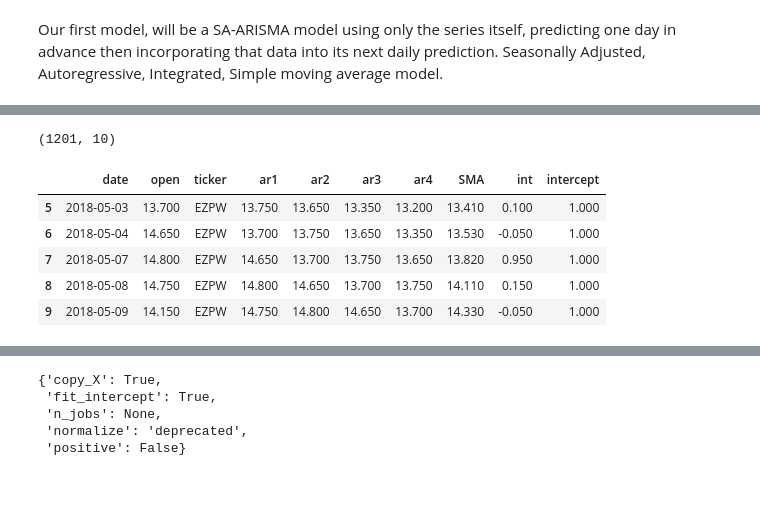
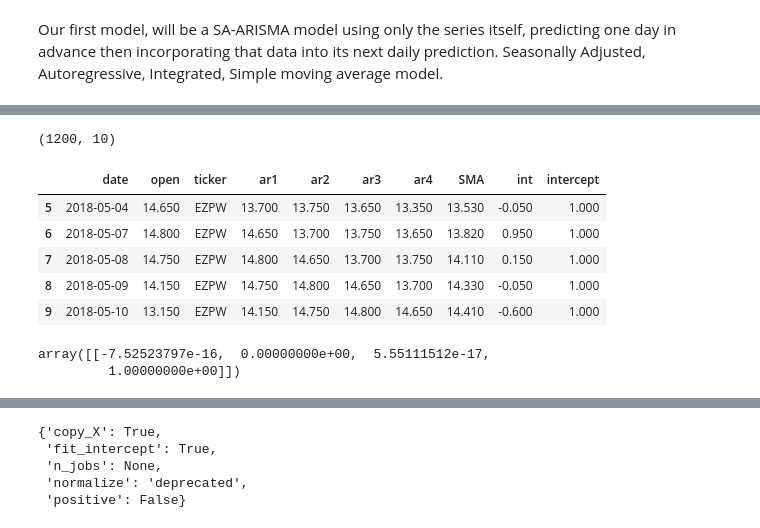
Before and after one commit to apetrano/west-investment-group, a Jupyter notebook: notebooks/datapull.ipynb, the cells around one changed output, grey strips where cells are left out. Drawn from its saved outputs; the diff is of its cells as text; code cells hidden in the pictures; blank space fills up the shorter version.

```diff
--- a/notebooks/datapull.ipynb
+++ b/notebooks/datapull.ipynb
@@ -30,7 +30,7 @@ def get_ticker_data(args):
     client, ticker, date = args
     try:
         response = client.stocks_equities_daily_open_close(symbol=ticker, date=str(date)[0:10])
-        return [response.from_, response.open, response.close, response.high, response.low, ticker]
+        return [pd.to_datetime(response.from_), response.open, response.close, response.high, response.low, ticker]
     except:
         return None
 
@@ -50,6 +50,22 @@ def get_ticker_daily_data_fast(client, ticker="IBM", start="2023-01-01", end="20
     print(f'Ended data pull for {ticker}...')
 
     return pd.DataFrame(data, columns=['date', 'open', 'close', 'high', 'low', 'ticker'])
+
+# Function that takes in two values from the ticker data and plots them
+def createPlot(xvalue, yvalue, xlabel, ylabel, title, xvalue2=np.empty(0), yvalue2=np.empty(0)):
+    fig, ax = plt.subplots()
+    ax.plot(xvalue, yvalue)
+    if xvalue2.size > 0:
+        ax.plot(xvalue2, yvalue2)
+
+    ax.set(xlabel=xlabel, ylabel=ylabel, title=title)
+
+
+    for tick in ax.get_xticklabels():
+        tick.set_rotation(45)
+    ax.grid()
+    fig.tight_layout()
+    plt.show()
 # %%
 # Get data from start_date to end_date for the ticker
 client = RESTClient(auth_key="JeeOjlOPBe5aTiQ_Jb39raRqlam45uAO")
@@ -109,0 +109,2 @@ def createPlot(xvalue, yvalue, xlabel, ylabel, title, xvalue2=np.empty(0), yvalu
+# %%
+stock_data = get_ticker_daily_data_fast(client, ticker="EZPW", start="2018-01-01", end="2023-02-01")
@@ -120,7 +124,7 @@ Our first model, will be a SA-ARISMA model using only the series itself, predict
 # %%
 # Get a sample of our opening prices
 
-ezpw_data_open = ezpw_data[['date', 'open', 'ticker']]
-ezpw_data_open.head()
+stock_data_open = stock_data[['date', 'open', 'ticker']]
+stock_data_open.head()
 # %% [output]
 |  | date | open | ticker |
@@ -132,13 +136,13 @@ ezpw_data_open.head()
 # %%
 # Creating our parameters for our model
 
-ezpw_data_open["ar1"] = ezpw_data_open['open'].shift(1)
-ezpw_data_open["ar2"] = ezpw_data_open['open'].shift(2)
-ezpw_data_open["ar3"] = ezpw_data_open['open'].shift(3)
-ezpw_data_open["ar4"] = ezpw_data_open['open'].shift(4)
-ezpw_data_open["SMA"] = ezpw_data_open['ar1'].rolling(5).mean()
-ezpw_data_open["int"] = ezpw_data_open.ar1 - ezpw_data_open.ar2
-ezpw_data_open['intercept'] = np.ones(len(ezpw_data_open))
+stock_data_open["ar1"] = stock_data_open['open'].shift(1)
+stock_data_open["ar2"] = stock_data_open['open'].shift(2)
+stock_data_open["ar3"] = stock_data_open['open'].shift(3)
+stock_data_open["ar4"] = stock_data_open['open'].shift(4)
+stock_data_open["SMA"] = stock_data_open['ar1'].rolling(5).mean()
+stock_data_open["int"] = stock_data_open.ar1 - stock_data_open.ar2
+stock_data_open['intercept'] = np.ones(len(stock_data_open))
 
-ezpw_data_open.head()
+stock_data_open.head()
 # %% [output]
@@ -151,21 +165,21 @@ ezpw_data_open.head()
 # %%
 # Checking the shape of our data
 
-ezpw_data_open.shape
+stock_data_open.shape
 # %% [output]
-(1201, 10)
+(1200, 10)
 # %%
 # We removed the first 5 indexes in the data set due to Null values in the paraments
 
-train_data = ezpw_data_open[5:500]
+train_data = stock_data_open[5:500]
 train_data.head()
 # %% [output]
 |  | date | open | ticker | ar1 | ar2 | ar3 | ar4 | SMA | int | intercept |
-| 5 | 2018-05-03 | 13.700 | EZPW | 13.750 | 13.650 | 13.350 | 13.200 | 13.410 | 0.100 | 1.000 |
-| 6 | 2018-05-04 | 14.650 | EZPW | 13.700 | 13.750 | 13.650 | 13.350 | 13.530 | -0.050 | 1.000 |
-| 7 | 2018-05-07 | 14.800 | EZPW | 14.650 | 13.700 | 13.750 | 13.650 | 13.820 | 0.950 | 1.000 |
-| 8 | 2018-05-08 | 14.750 | EZPW | 14.800 | 14.650 | 13.700 | 13.750 | 14.110 | 0.150 | 1.000 |
-| 9 | 2018-05-09 | 14.150 | EZPW | 14.750 | 14.800 | 14.650 | 13.700 | 14.330 | -0.050 | 1.000 |
+| 5 | 2018-05-04 | 14.650 | EZPW | 13.700 | 13.750 | 13.650 | 13.350 | 13.530 | -0.050 | 1.000 |
+| 6 | 2018-05-07 | 14.800 | EZPW | 14.650 | 13.700 | 13.750 | 13.650 | 13.820 | 0.950 | 1.000 |
+| 7 | 2018-05-08 | 14.750 | EZPW | 14.800 | 14.650 | 13.700 | 13.750 | 14.110 | 0.150 | 1.000 |
+| 8 | 2018-05-09 | 14.150 | EZPW | 14.750 | 14.800 | 14.650 | 13.700 | 14.330 | -0.050 | 1.000 |
+| 9 | 2018-05-10 | 13.150 | EZPW | 14.150 | 14.750 | 14.800 | 14.650 | 14.410 | -0.600 | 1.000 |
 # %%
 # Using Linear Regression function to fit our model
 reg = LinearRegression()
@@ -173 +187,7 @@ fit_model = reg.fit(train_data[['ar1','ar2', 'SMA', 'int']], train_data[['open']
+# %%
+#the_ar2
+fit_model.coef_
+# %% [output]
+array([[-7.52523797e-16,  0.00000000e+00,  5.55111512e-17,
+         1.00000000e+00]])
 # %%
```
Also changed, not shown: parts of 21 cells of this notebook.
